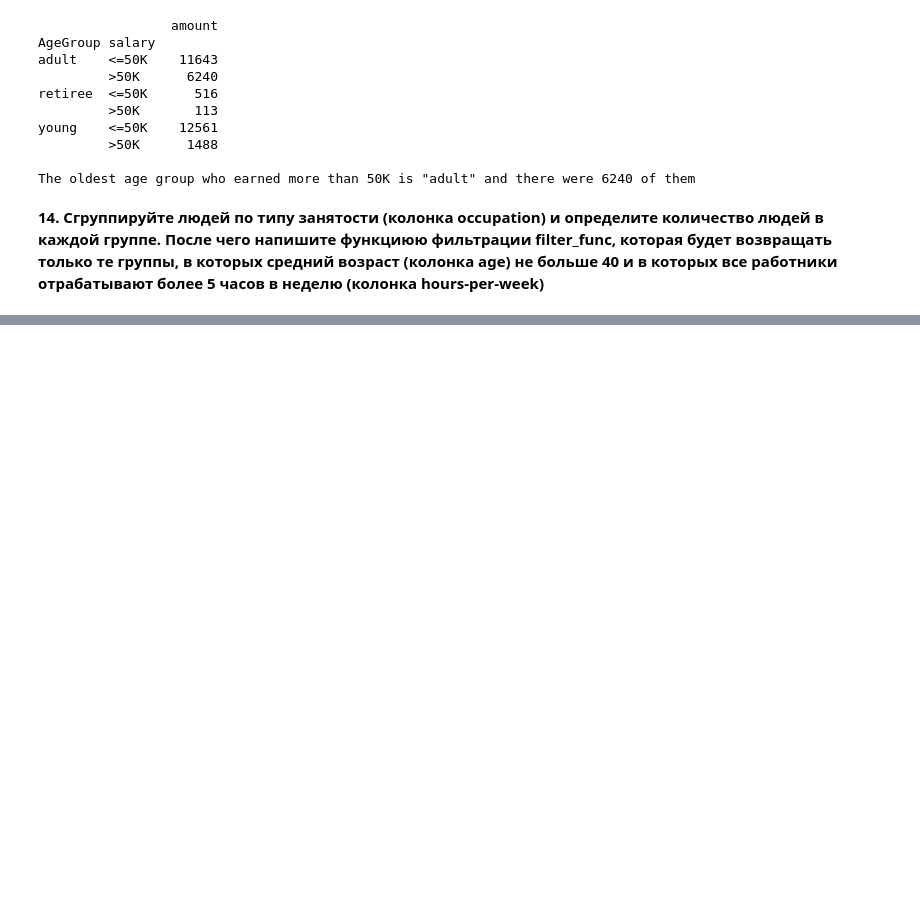
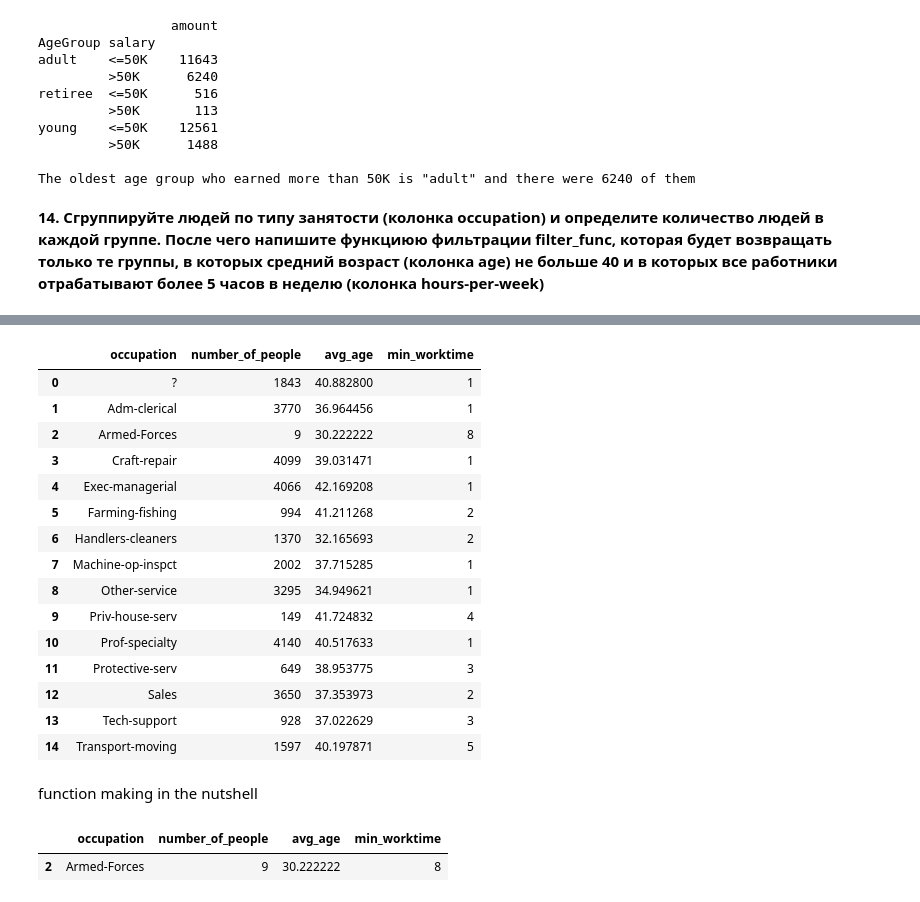
Before and after one commit to TiltSpirit/de_trainee, a Jupyter notebook: assignment_pandas.ipynb, the cells around one changed output, grey strips where cells are left out. Drawn from its saved outputs; the diff is of its cells as text; code cells hidden in the pictures; blank space fills up the shorter version.

```diff
--- a/assignment_pandas.ipynb
+++ b/assignment_pandas.ipynb
@@ -376,0 +355,23 @@ Transport-moving     1597
+# %%
+table_oc = df_age_group.groupby('occupation').agg({'age': ['count', 'mean'], 'hours-per-week': ['min']}).reset_index()
+table_oc.columns = ['occupation', 'number_of_people', 'avg_age', 'min_worktime']
+table_oc
+# %% [output]
+|  | occupation | number_of_people | avg_age | min_worktime |
+| 0 | ? | 1843 | 40.882800 | 1 |
+| 1 | Adm-clerical | 3770 | 36.964456 | 1 |
+| 2 | Armed-Forces | 9 | 30.222222 | 8 |
+| 3 | Craft-repair | 4099 | 39.031471 | 1 |
+| 4 | Exec-managerial | 4066 | 42.169208 | 1 |
+| 5 | Farming-fishing | 994 | 41.211268 | 2 |
+| 6 | Handlers-cleaners | 1370 | 32.165693 | 2 |
+| 7 | Machine-op-inspct | 2002 | 37.715285 | 1 |
+| 8 | Other-service | 3295 | 34.949621 | 1 |
+| 9 | Priv-house-serv | 149 | 41.724832 | 4 |
+| 10 | Prof-specialty | 4140 | 40.517633 | 1 |
+| 11 | Protective-serv | 649 | 38.953775 | 3 |
+| 12 | Sales | 3650 | 37.353973 | 2 |
+| 13 | Tech-support | 928 | 37.022629 | 3 |
+| 14 | Transport-moving | 1597 | 40.197871 | 5 |
+# %% [markdown]
+function making in the nutshell
@@ -376,0 +390,6 @@ Transport-moving     1597
+# %%
+drumroll = filter_occupation(table_oc)
+drumroll
+# %% [output]
+|  | occupation | number_of_people | avg_age | min_worktime |
+| 2 | Armed-Forces | 9 | 30.222222 | 8 |
```
Also changed, not shown: parts of 3 cells of this notebook.
